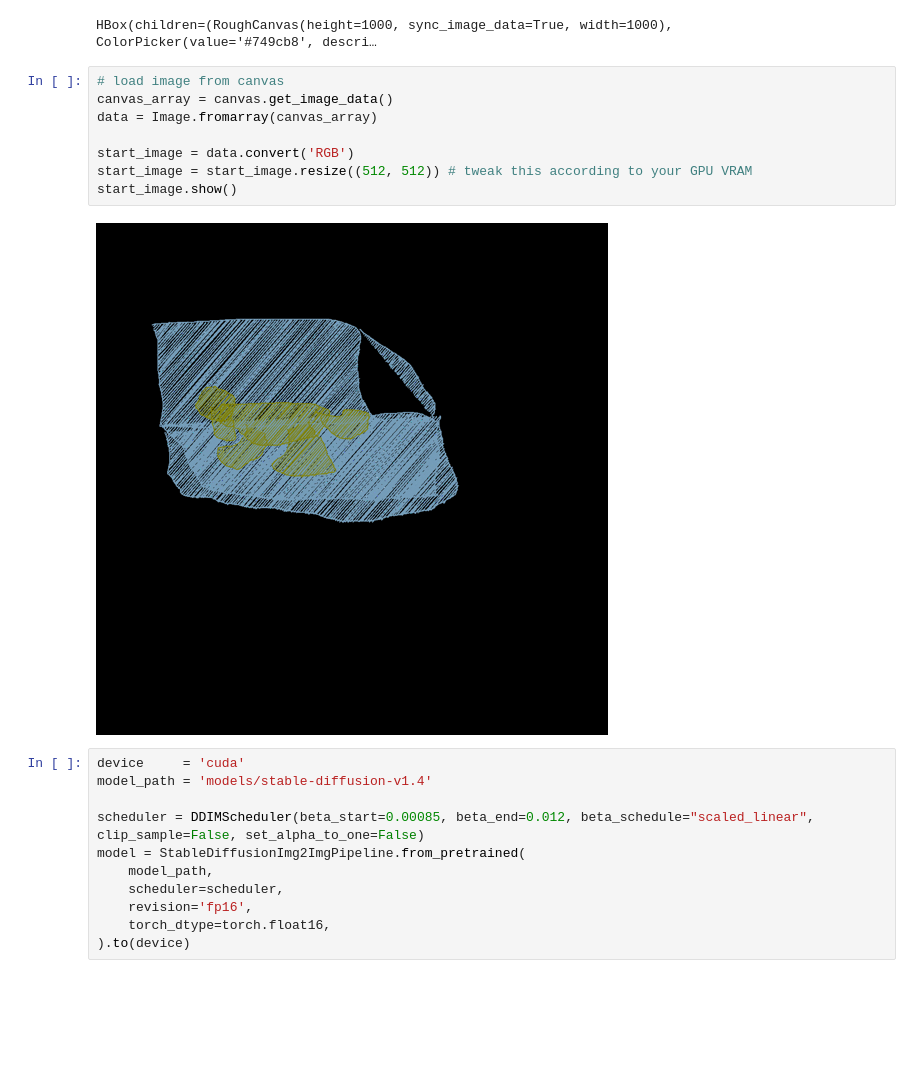
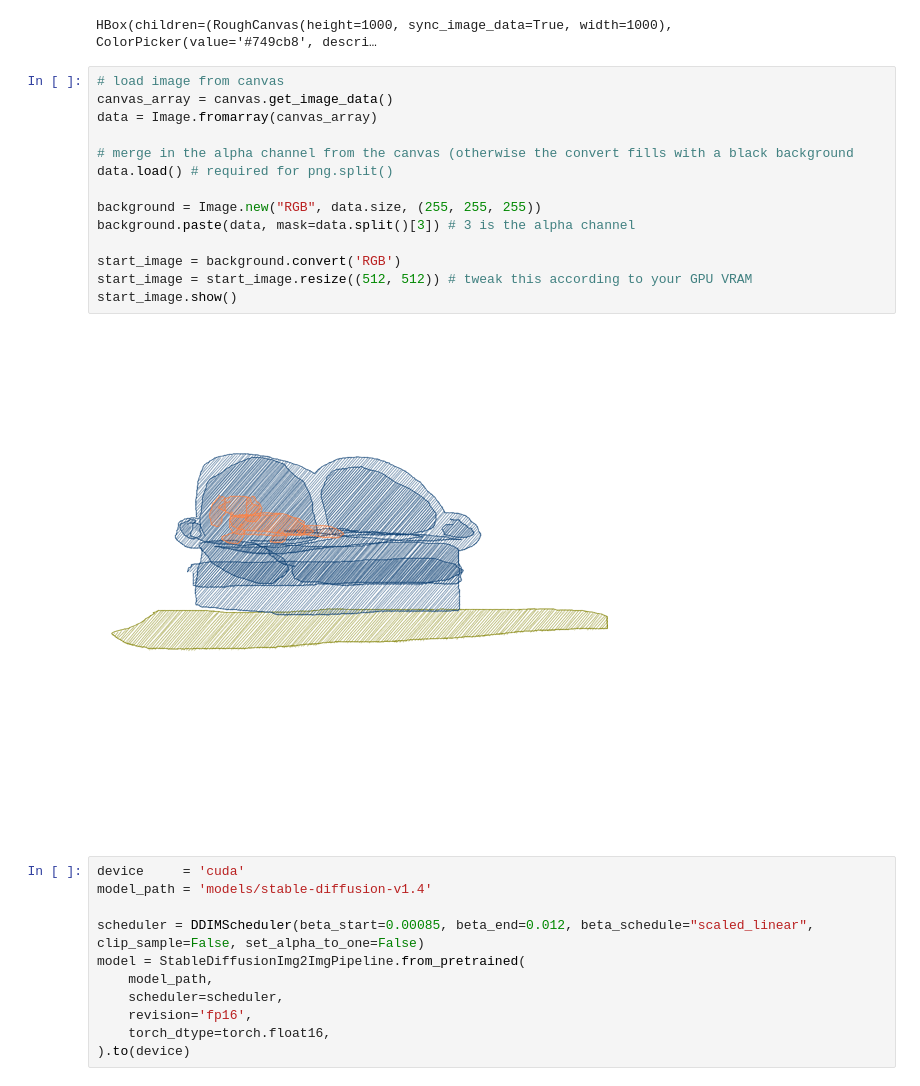
Before and after one commit to digitallamb/stable-diffusion-jupyterlab-docker, a Jupyter notebook: project/0x_draw_image_to_image.ipynb, the cells around one changed output. Cells and saved outputs as stored; diff of their text form; blank space fills up the shorter version.

```diff
--- a/project/0x_draw_image_to_image.ipynb
+++ b/project/0x_draw_image_to_image.ipynb
@@ -81,13 +81,19 @@ HBox(children=(RoughCanvas(height=1000, sync_image_data=True, width=1000), Color
 # %%
 # load image from canvas
 canvas_array = canvas.get_image_data()
 data = Image.fromarray(canvas_array)
 
-start_image = data.convert('RGB')
+# merge in the alpha channel from the canvas (otherwise the convert fills with a black background
+data.load() # required for png.split()
+
+background = Image.new("RGB", data.size, (255, 255, 255))
+background.paste(data, mask=data.split()[3]) # 3 is the alpha channel
+
+start_image = background.convert('RGB')
 start_image = start_image.resize((512, 512)) # tweak this according to your GPU VRAM
 start_image.show()
 # %% [output]
-[figure, old version]
+[figure, new version]
 # %%
 device     = 'cuda'
 model_path = 'models/stable-diffusion-v1.4'
```
Also changed, not shown: parts of 2 cells of this notebook.
